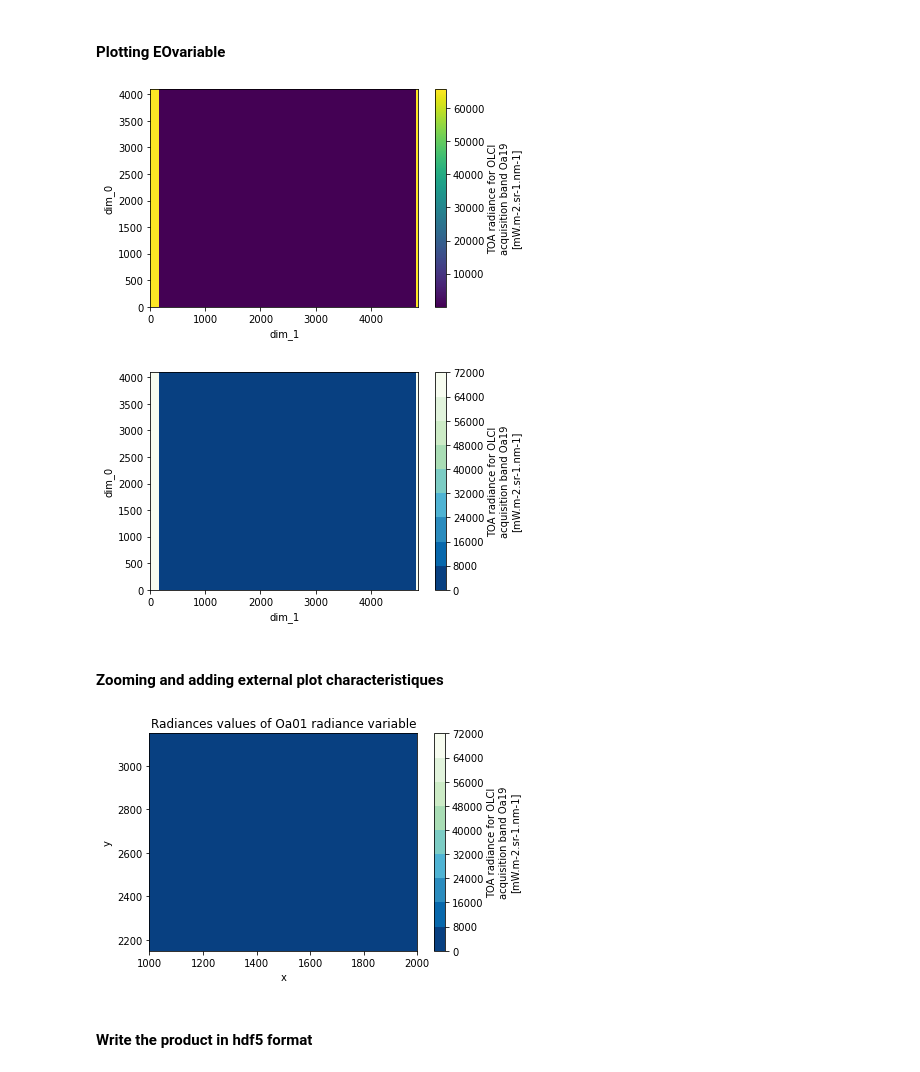
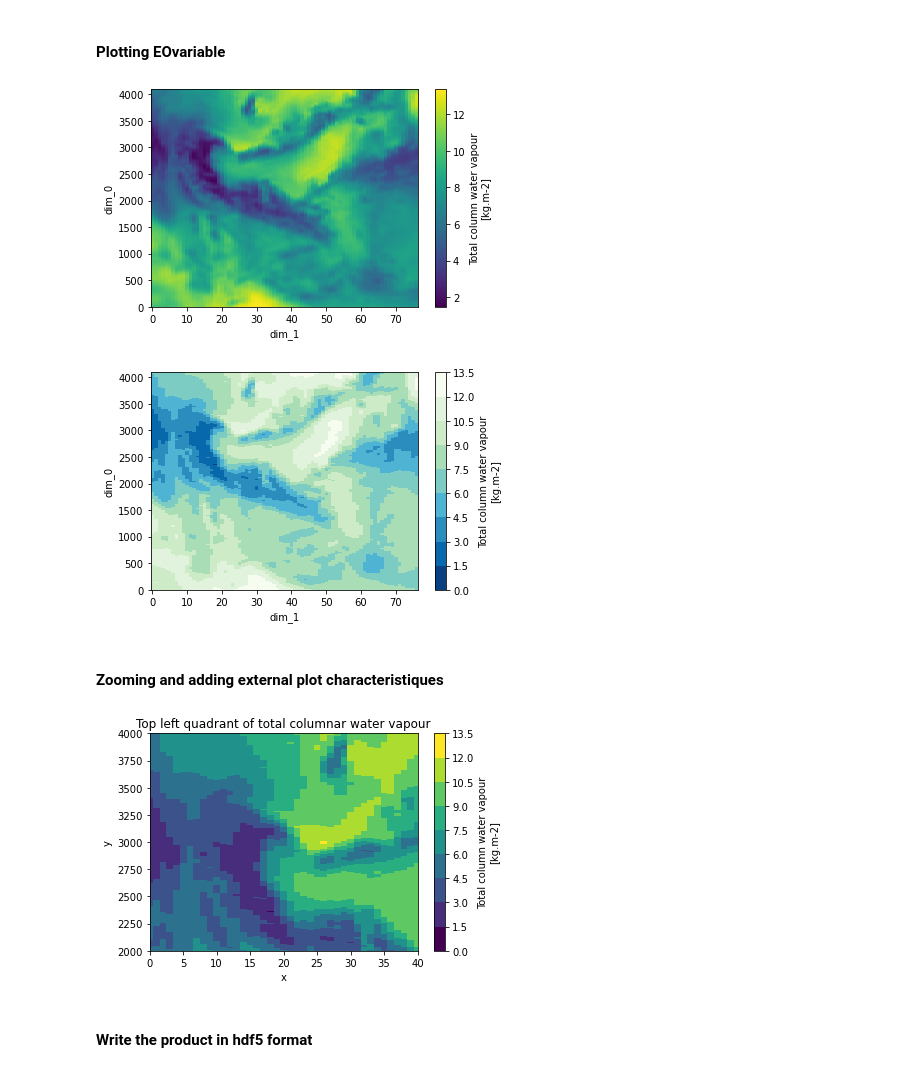
Before and after one commit to CSC-DPR/notebooks, a Jupyter notebook: eopf-notebooks/R1_S2/demo_review_r1_s2.ipynb, the cells around one changed output. Saved outputs shown, nothing was run; the diff lists cells and outputs as text; code cells hidden in the pictures.

```diff
--- a/eopf-notebooks/R1_S2/demo_review_r1_s2.ipynb
+++ b/eopf-notebooks/R1_S2/demo_review_r1_s2.ipynb
@@ -396,25 +395,27 @@ oa19_radiance = olci_eop.measurements.image['oa19_radiance']
+# %%
+total_columnar_water_vapour = olci_eop.conditions.meteo['total_columnar_water_vapour']
 # %%
-oa19_radiance.plot()
+total_columnar_water_vapour.plot()
 # %% [output]
-[figure, old version]
+[figure, new version]
 # %%
-oa19_radiance.plot(levels=10, cmap="GnBu_r")
+total_columnar_water_vapour.plot(levels=10, cmap="GnBu_r")
 # %% [output]
-[figure, old version]
+[figure, new version]
 # %% [markdown]
 #### Zooming and adding external plot characteristiques
 # %%
 import matplotlib.pyplot as plt
 
-oa19_radiance.plot(cmap="GnBu_r", levels=10)
-plt.title("Radiances values of Oa01 radiance variable")
+total_columnar_water_vapour.plot(levels=10)
+plt.title("Top left quadrant of total columnar water vapour")
 plt.ylabel("y")
 plt.xlabel("x")
-plt.xlim(1000, 2000)
-plt.ylim(2150, 3150)
+plt.xlim(0, 40)
+plt.ylim(2000, 4000)
 plt.draw()
 # %% [output]
-[figure, old version]
+[figure, new version]
 # %% [markdown]
 #### Write the product in hdf5 format
 # %%
```
Also changed, not shown: parts of 23 cells of this notebook.
